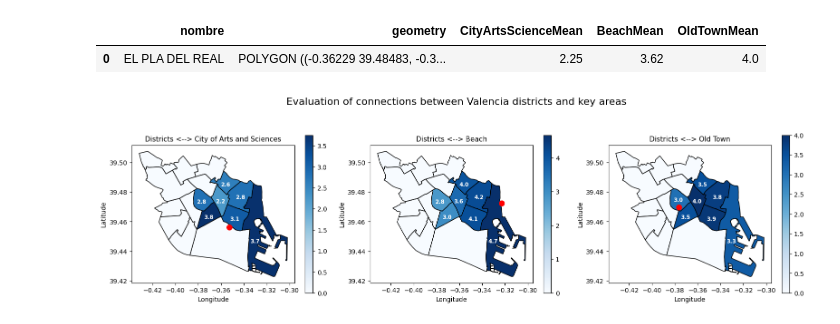
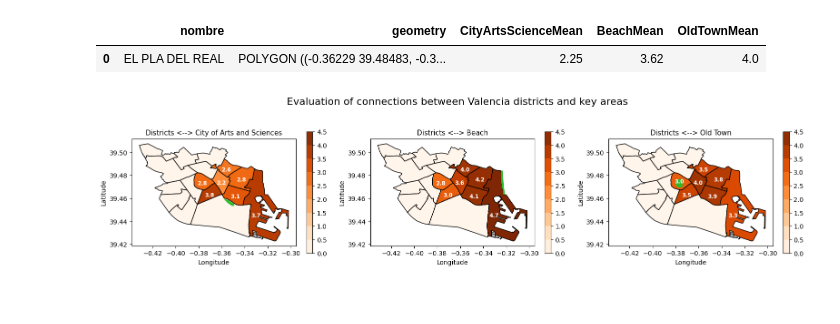
Before and after one commit to makowskitomasz/valencia-transport-analysis, a Jupyter notebook: code/google_transit_analysis.ipynb, the cells around one changed output. Cells and saved outputs as stored; diff of their text form; code cells hidden in the pictures.

Commit message:
visualization adjustments

```diff
--- a/code/google_transit_analysis.ipynb
+++ b/code/google_transit_analysis.ipynb
@@ -562,13 +562,34 @@ areas_df.head(1)
 # %% [output]
 |  | nombre | geometry | CityArtsScienceMean | BeachMean | OldTownMean |
 | 0 | EL PLA DEL REAL | POLYGON ((-0.36229 39.48483, -0.3... | 2.25 | 3.62 | 4.0 |
+# %%
+# Creating the polyhond that store the coordinates of the most popular tourists places
+beach_polygon = [[39.463118152879545, -0.3212106265293348], [39.463142884458314, -0.32258810249730085], [39.46844160129326, -0.32325687523988067], [39.46844160129326, -0.3239735857093606], [39.47282346016716, -0.32391624886325043], [39.472867719959005, -0.32428893830738004], [39.4840202900269, -0.3243749435629159], [39.48403025262298, -0.3231771538029221], [39.472972998082724, -0.322313081641157], [39.4660744871859, -0.3215627031754993], [39.463118152879545, -0.3212106265293348]]
+old_town_polygon = [[39.469870841671515, -0.37387120275560315], [39.469246549300095, -0.37685187034779727], [39.469799494255405, -0.3785617106720016], [39.47156532130158, -0.37971700818835596], [39.47306356365079, -0.37969390223802885], [39.47491848566718, -0.379462842734758], [39.47663067747725, -0.3779378500131704], [39.47648799643599, -0.37451816936476157], [39.47363431415425, -0.3741946860601824], [39.471708012439194, -0.37426400391116366], [39.469870841671515, -0.37387120275560315]]
+city_arts_science_polygon = [[39.45944035509184, -0.35824655595852073], [39.45857965730729, -0.35499709429514337], [39.45810352204583, -0.35383487807977476], [39.45779220107549, -0.35378744068322915], [39.45700473593555, -0.35260150576958776], [39.45563122890761, -0.35001616765784954], [39.454385892445046, -0.3489962636321179], [39.453103905169904, -0.34977898067512125], [39.453415247107095, -0.35132069606285504], [39.4558693054007, -0.35490221950205203], [39.45779220107549, -0.35677599666560544], [39.45944035509184, -0.35824655595852073]]
+
+for i, point in enumerate(beach_polygon):
+    beach_polygon[i] = (point[1], point[0])
+
+for i, point in enumerate(old_town_polygon):
+    old_town_polygon[i] = (point[1], point[0])
+
+for i, point in enumerate(city_arts_science_polygon):
+    city_arts_science_polygon[i] = (point[1], point[0])
+
+beach_polygon = Polygon(beach_polygon)
+old_town_polygon = Polygon(old_town_polygon)
+city_arts_science_polygon = Polygon(city_arts_science_polygon)
 # %%
 # Plot that shows mean grades of the connections between the districts and the key areas
-fig, axs = plt.subplots(1, 3, figsize=(16, 5))
+fig, axs = plt.subplots(1, 3, figsize=(16, 4))
 plt.suptitle('Evaluation of connections between Valencia districts and key areas', fontsize=16)
 
+vmin = 0
+vmax = 4.5
+
 # Plot the data about mean value of connectedness to the city of arts and sciences on the first subplot
-areas_df.plot(ax=axs[0], column='CityArtsScienceMean', cmap='Blues', edgecolor='black', legend=True, legend_kwds={'shrink': 0.8})
+areas_df.plot(ax=axs[0], column='CityArtsScienceMean', cmap='Oranges', edgecolor='black', legend=True, legend_kwds={'shrink': 0.8, 'ticks': [i/2 for i in range(int(vmin*2), int((vmax+0.5)*2))], 'format': '%.1f', 'boundaries': [i/2 for i in range(int(vmin*2), int((vmax+0.5)*2))]}, vmin=vmin, vmax=vmax)
 
 # Add annotations for districts
 for idx, row in areas_df.iterrows():
@@ -580,15 +601,16 @@ for idx, row in areas_df.iterrows():
                     fontsize=8.5,
                     fontweight='bold')
 
-# Add a red point in the location of city of arts and sciences
-axs[0].scatter(-0.352847, 39.456049, color='red', s=70)
+# Add the polygon of the City of Arts and Sciences
+gpd.GeoSeries([city_arts_science_polygon]).plot(ax=axs[0], color='#26bd2b')
 # Set title and labels for the first plot
 axs[0].set_title('Districts <--> City of Arts and Sciences', fontsize=11)
 axs[0].set_xlabel('Longitude')
 axs[0].set_ylabel('Latitude')
 
+
 # Plot the data about mean value of connectedness to the beach on the second subplot
-areas_df.plot(ax=axs[1], column='BeachMean', cmap='Blues', edgecolor='black', legend=True, legend_kwds={'shrink': 0.8})
+areas_df.plot(ax=axs[1], column='BeachMean', cmap='Oranges', edgecolor='black', legend=True, legend_kwds={'shrink': 0.8, 'ticks': [i/2 for i in range(int(vmin*2), int((vmax+0.5)*2))], 'format': '%.1f', 'boundaries': [i/2 for i in range(int(vmin*2), int((vmax+0.5)*2))]}, vmin=vmin, vmax=vmax)
 
 # Add annotations for districts
 for idx, row in areas_df.iterrows():
@@ -600,36 +622,37 @@ for idx, row in areas_df.iterrows():
                     fontsize=8.5,
                     fontweight='bold')
 
-# Add a red point in the location of the beach
-axs[1].scatter(-0.323003, 39.472252, color='red', s=70)
+# Add the polygon of the beach
+gpd.GeoSeries([beach_polygon]).plot(ax=axs[1], color='#26bd2b')
 # Set title and labels for the second plot
 axs[1].set_title('Districts <--> Beach', fontsize=11)
 axs[1].set_xlabel('Longitude')
 axs[1].set_ylabel('Latitude')
 
+
 # Plot the data about mean value of connectedness to the old town on the third subplot
-areas_df.plot(ax=axs[2], column='OldTownMean', cmap='Blues', edgecolor='black', legend=True, legend_kwds={'shrink': 0.8})
+areas_df.plot(ax=axs[2], column='OldTownMean', cmap='Oranges', edgecolor='black', legend=True, legend_kwds={'shrink': 0.8, 'ticks': [i/2 for i in range(int(vmin*2), int((vmax+0.5)*2))], 'format': '%.1f', 'boundaries': [i/2 for i in range(int(vmin*2), int((vmax+0.5)*2))]}, vmin=vmin, vmax=vmax)
 
 # Add annotations for districts
 for idx, row in areas_df.iterrows():
     axs[2].annotate(text=round(row['OldTownMean'], 1) if row['OldTownMean'] > 0 else '',
                     xy=(row['geometry'].centroid.x, row['geometry'].centroid.y),
                     xytext=(-15, -15) if row['nombre'] == 'POBLATS MARITIMS' else ((-8, -2) if row['nombre'] == 'CIUTAT VELLA' else(-8, -5)),
                     textcoords="offset points",
                     color='white',
                     fontsize=8.5,
                     fontweight='bold')
 
-# Add a red point in the location of the old town
-axs[2].scatter(-0.376321, 39.469650, color='red', s=70)
+# Add the polygon of the old town
+gpd.GeoSeries([old_town_polygon]).plot(ax=axs[2], color='#26bd2b')
 # Set title and labels for the third plot
 axs[2].set_title('Districts <--> Old Town', fontsize=11)
 axs[2].set_xlabel('Longitude')
 axs[2].set_ylabel('Latitude')
 
 
 plt.tight_layout()
 plt.savefig('../figures/connections_evaluation.png')
 plt.show()
 # %% [output]
-[figure, old version]
+[figure, new version]
```
Also changed, not shown: 1 other file.
